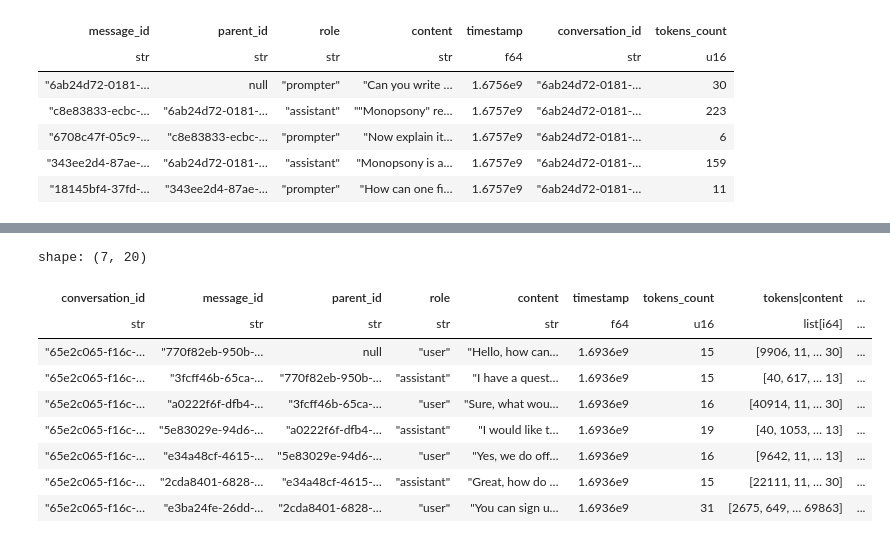
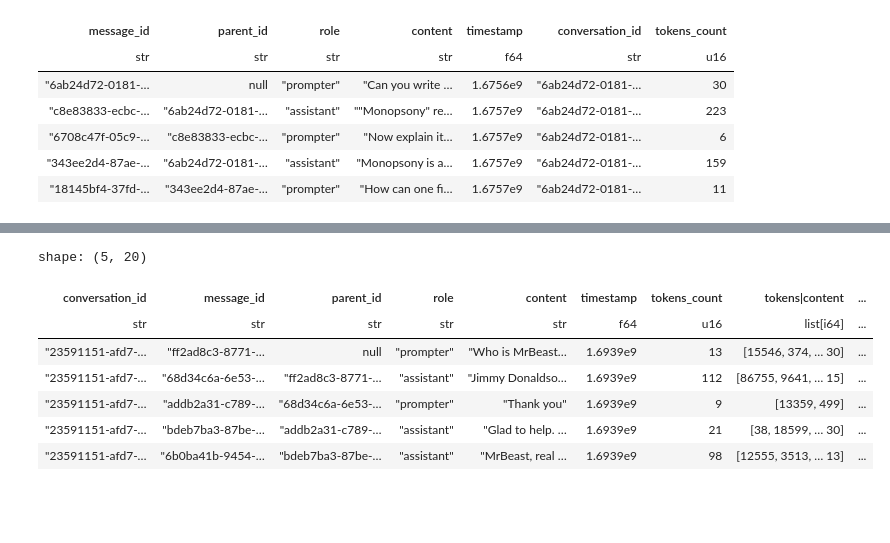
Before and after one commit to Neural-Dragon-AI/BabyDragon, a Jupyter notebook: notebooks/unified_memory_manager.ipynb, the cells around one changed output, grey strips where cells are left out. Cells and saved outputs as stored; diff of their text form; code cells hidden in the pictures; blank space fills up the shorter version.

```diff
--- a/notebooks/unified_memory_manager.ipynb
+++ b/notebooks/unified_memory_manager.ipynb
@@ -206,18 +190,26 @@ shape: (19_129, 7)
-# %%
-message1 = {"role": "user", "content": "Hello, how can I help you?"}
-message2 = {"role": "assistant", "content": "I have a question about your services."}
-message3 = {"role": "user", "content": "Sure, what would you like to know?"}
-message4 = {"role": "assistant", "content": "I would like to know if you offer a free trial."}
-message5 = {"role": "user", "content": "Yes, we do offer a free trial."}
-message6 = {"role": "assistant", "content": "Great, how do I sign up?"}
-message7 = {"role": "user", "content": "You can sign up on our website. It's free! Just click the link below. https://www.example.com/signup"}
-chat_frame.add_dict_to_thread(message1)
-chat_frame.add_dict_to_thread(message2)
-chat_frame.add_dict_to_thread(message3)
-chat_frame.add_dict_to_thread(message4)
-chat_frame.add_dict_to_thread(message5)
-chat_frame.add_dict_to_thread(message6)
-chat_frame.add_dict_to_thread(message7)
+# %%
+conv_df = df_polars.groupby("conversation_id")
+# %%
+for i, (conv_id, conv) in enumerate(conv_df):
+    if i > 5:
+        break
+
+    #print(conv_df.head(5))
+    #get first message
+    conv_dict = conv.to_dicts()
+
+    for msg_dict in conv_dict:
+        if msg_dict['parent_id'] == None:
+            parent_id = msg_dict['message_id']
+            curr_parent_id = parent_id
+        if curr_parent_id == msg_dict['parent_id']:
+            continue
+        else:
+            curr_parent_id = msg_dict['parent_id']
+
+        message = {"role": f"{msg_dict['role']}", "content": f"{msg_dict['content']}"}
+        chat_frame.add_dict_to_thread(message)
+    print("\n")
 # %%
 chat_frame.tokenize_column("content")
 # %%
@@ -253,0 +237,2 @@ INFO:babydragon.utils.main_logger:Total number of embeddings 7
+# %%
+chat_frame.load(path="./threads/OA.parquet")
@@ -305,13 +349,11 @@ shape: (1, 6)
 # %%
-chat_frame.memory_thread
+chat_frame.memory_thread.head()
 # %% [output]
-shape: (7, 20)
+shape: (5, 20)
 | conversation_id | message_id | parent_id | role | content | timestamp | tokens_count | tokens|content | ... |
 | str | str | str | str | str | f64 | u16 | list[i64] | ... |
-| "65e2c065-f16c-… | "770f82eb-950b-… | null | "user" | "Hello, how can… | 1.6936e9 | 15 | [9906, 11, … 30] | ... |
-| "65e2c065-f16c-… | "3fcff46b-65ca-… | "770f82eb-950b-… | "assistant" | "I have a quest… | 1.6936e9 | 15 | [40, 617, … 13] | ... |
-| "65e2c065-f16c-… | "a0222f6f-dfb4-… | "3fcff46b-65ca-… | "user" | "Sure, what wou… | 1.6936e9 | 16 | [40914, 11, … 30] | ... |
-| "65e2c065-f16c-… | "5e83029e-94d6-… | "a0222f6f-dfb4-… | "assistant" | "I would like t… | 1.6936e9 | 19 | [40, 1053, … 13] | ... |
-| "65e2c065-f16c-… | "e34a48cf-4615-… | "5e83029e-94d6-… | "user" | "Yes, we do off… | 1.6936e9 | 16 | [9642, 11, … 13] | ... |
-| "65e2c065-f16c-… | "2cda8401-6828-… | "e34a48cf-4615-… | "assistant" | "Great, how do … | 1.6936e9 | 15 | [22111, 11, … 30] | ... |
-| "65e2c065-f16c-… | "e3ba24fe-26dd-… | "2cda8401-6828-… | "user" | "You can sign u… | 1.6936e9 | 31 | [2675, 649, … 69863] | ... |
+| "23591151-afd7-… | "ff2ad8c3-8771-… | null | "prompter" | "Who is MrBeast… | 1.6939e9 | 13 | [15546, 374, … 30] | ... |
+| "23591151-afd7-… | "68d34c6a-6e53-… | "ff2ad8c3-8771-… | "assistant" | "Jimmy Donaldso… | 1.6939e9 | 112 | [86755, 9641, … 15] | ... |
+| "23591151-afd7-… | "addb2a31-c789-… | "68d34c6a-6e53-… | "prompter" | "Thank you" | 1.6939e9 | 9 | [13359, 499] | ... |
+| "23591151-afd7-… | "bdeb7ba3-87be-… | "addb2a31-c789-… | "assistant" | "Glad to help. … | 1.6939e9 | 21 | [38, 18599, … 30] | ... |
+| "23591151-afd7-… | "6b0ba41b-9454-… | "bdeb7ba3-87be-… | "assistant" | "MrBeast, real … | 1.6939e9 | 98 | [12555, 3513, … 13] | ... |
```
Also changed, not shown: parts of 17 cells of this notebook.
